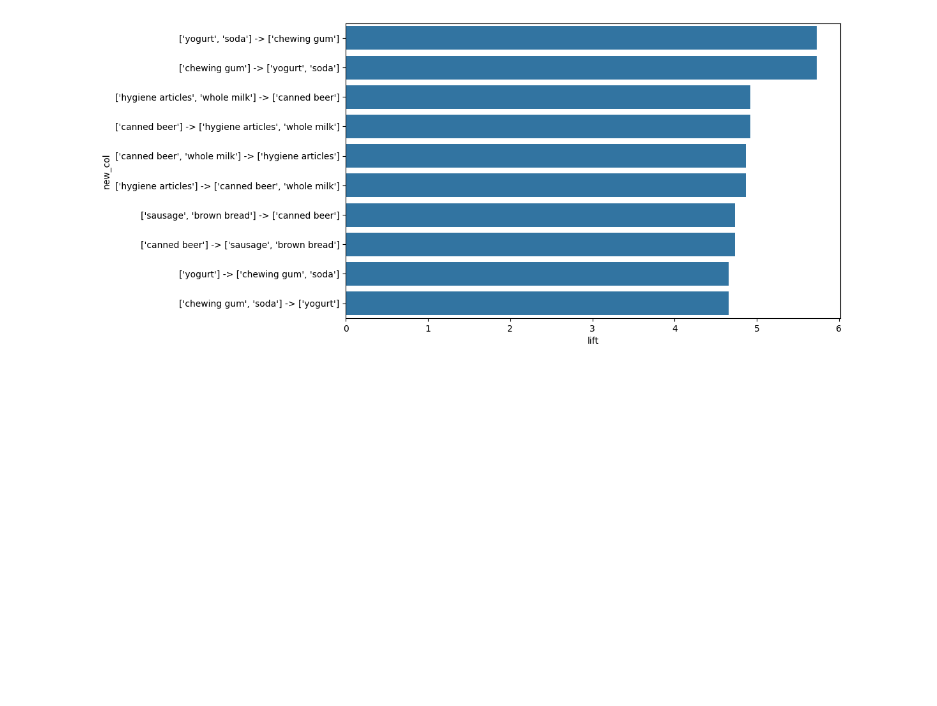
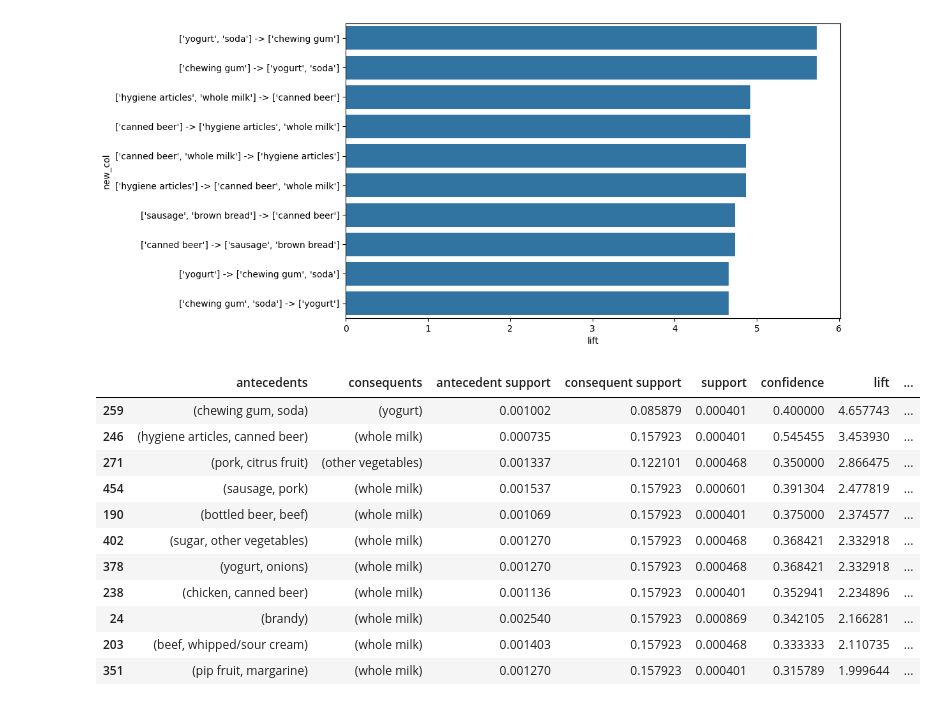
Before and after one commit to SA-K1B/Grocery_recommendation_model, a Jupyter notebook: main.ipynb, the cells around one changed output. Saved outputs shown, nothing was run; the diff lists cells and outputs as text; code cells hidden in the pictures; blank space fills up the shorter version.

```diff
--- a/main.ipynb
+++ b/main.ipynb
@@ -342,3 +369,19 @@ sns.barplot(y=top_rules['new_col'],x=top_rules['lift'],data = top_rules)
 # %% [output]
 <Axes: xlabel='lift', ylabel='new_col'>
 [figure]
+# %%
+top_rules1 = rules[rules['confidence'] > 0.3]
+top_rules1
+# %% [output]
+|  | antecedents | consequents | antecedent support | consequent support | support | confidence | lift | ... |
+| 259 | (chewing gum, soda) | (yogurt) | 0.001002 | 0.085879 | 0.000401 | 0.400000 | 4.657743 | ... |
+| 246 | (hygiene articles, canned beer) | (whole milk) | 0.000735 | 0.157923 | 0.000401 | 0.545455 | 3.453930 | ... |
+| 271 | (pork, citrus fruit) | (other vegetables) | 0.001337 | 0.122101 | 0.000468 | 0.350000 | 2.866475 | ... |
+| 454 | (sausage, pork) | (whole milk) | 0.001537 | 0.157923 | 0.000601 | 0.391304 | 2.477819 | ... |
+| 190 | (bottled beer, beef) | (whole milk) | 0.001069 | 0.157923 | 0.000401 | 0.375000 | 2.374577 | ... |
+| 402 | (sugar, other vegetables) | (whole milk) | 0.001270 | 0.157923 | 0.000468 | 0.368421 | 2.332918 | ... |
+| 378 | (yogurt, onions) | (whole milk) | 0.001270 | 0.157923 | 0.000468 | 0.368421 | 2.332918 | ... |
+| 238 | (chicken, canned beer) | (whole milk) | 0.001136 | 0.157923 | 0.000401 | 0.352941 | 2.234896 | ... |
+| 24 | (brandy) | (whole milk) | 0.002540 | 0.157923 | 0.000869 | 0.342105 | 2.166281 | ... |
+| 203 | (beef, whipped/sour cream) | (whole milk) | 0.001403 | 0.157923 | 0.000468 | 0.333333 | 2.110735 | ... |
+| 351 | (pip fruit, margarine) | (whole milk) | 0.001270 | 0.157923 | 0.000401 | 0.315789 | 1.999644 | ... |
```
Also changed, not shown: parts of 12 cells of this notebook.
